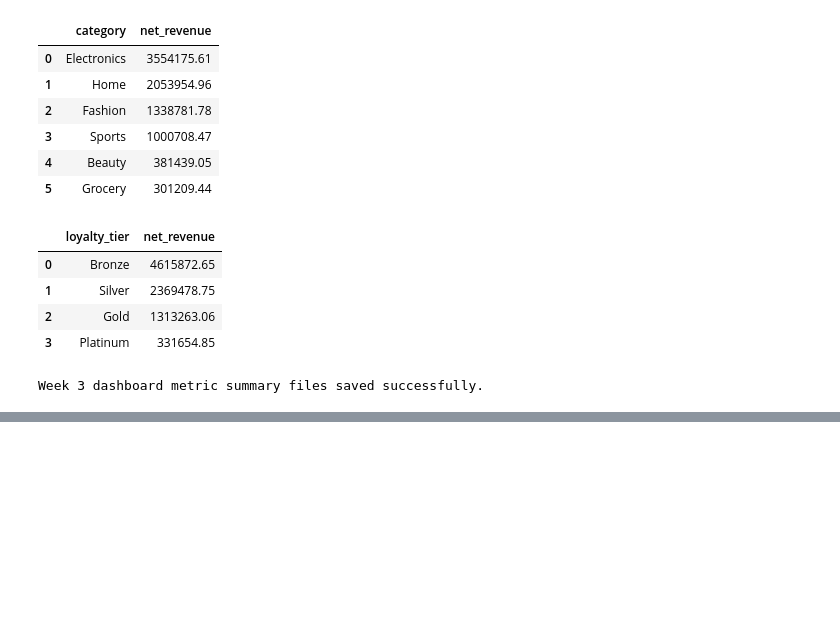
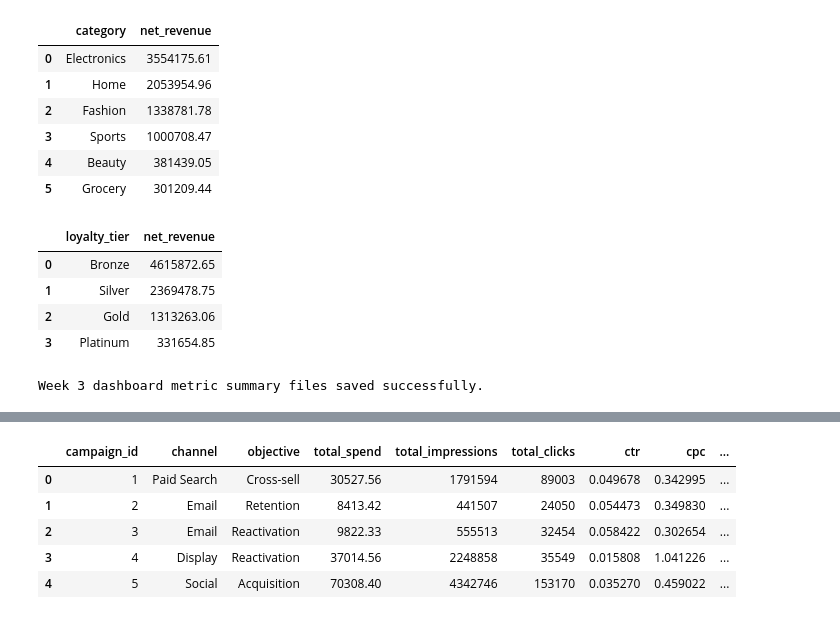
Before and after one commit to Tamoze/Marketing-Attribution-ROI-Dashboard, a Jupyter notebook: notebook/Asmitha_data_validation.ipynb, the cells around one changed output, grey strips where cells are left out. Saved outputs shown, nothing was run; the diff lists cells and outputs as text; code cells hidden in the pictures; blank space fills up the shorter version.

```diff
--- a/notebook/Asmitha_data_validation.ipynb
+++ b/notebook/Asmitha_data_validation.ipynb
@@ -920,0 +1056,34 @@ Week 3 dashboard metric summary files saved successfully.
+# %%
+campaign_spend_summary = (
+    ad_spend
+    .groupby(["campaign_id", "channel", "objective"], dropna=False)
+    .agg(
+        total_spend=("spend", "sum"),
+        total_impressions=("impressions", "sum"),
+        total_clicks=("clicks", "sum")
+    )
+    .reset_index()
+)
+
+campaign_spend_summary["ctr"] = (
+    campaign_spend_summary["total_clicks"] / campaign_spend_summary["total_impressions"]
+)
+
+campaign_spend_summary["cpc"] = (
+    campaign_spend_summary["total_spend"] / campaign_spend_summary["total_clicks"]
+)
+
+campaign_spend_summary["cpm"] = (
+    campaign_spend_summary["total_spend"] / campaign_spend_summary["total_impressions"] * 1000
+)
+
+campaign_spend_summary.replace([np.inf, -np.inf], np.nan, inplace=True)
+
+campaign_spend_summary.head()
+# %% [output]
+|  | campaign_id | channel | objective | total_spend | total_impressions | total_clicks | ctr | cpc | ... |
+| 0 | 1 | Paid Search | Cross-sell | 30527.56 | 1791594 | 89003 | 0.049678 | 0.342995 | ... |
+| 1 | 2 | Email | Retention | 8413.42 | 441507 | 24050 | 0.054473 | 0.349830 | ... |
+| 2 | 3 | Email | Reactivation | 9822.33 | 555513 | 32454 | 0.058422 | 0.302654 | ... |
+| 3 | 4 | Display | Reactivation | 37014.56 | 2248858 | 35549 | 0.015808 | 1.041226 | ... |
+| 4 | 5 | Social | Acquisition | 70308.40 | 4342746 | 153170 | 0.035270 | 0.459022 | ... |
```
Also changed, not shown: parts of 9 cells of this notebook, 4 other files.
